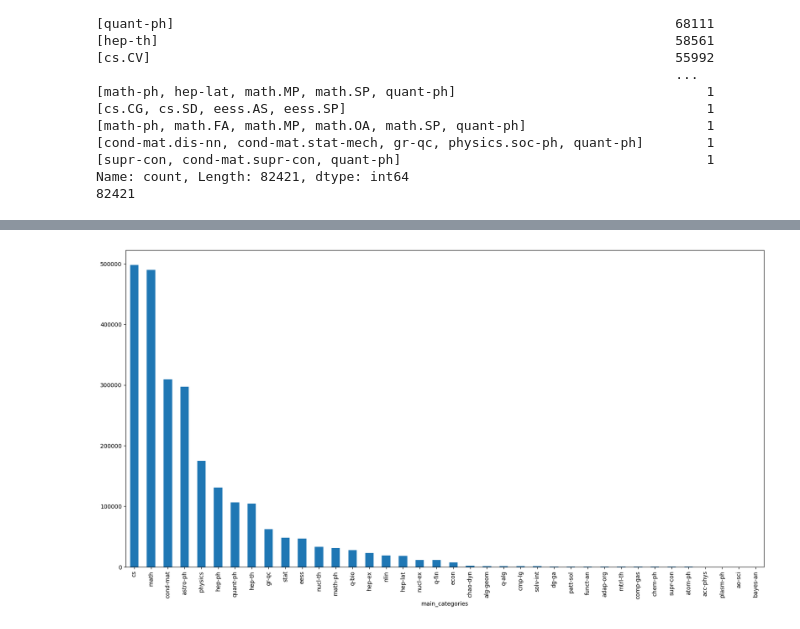
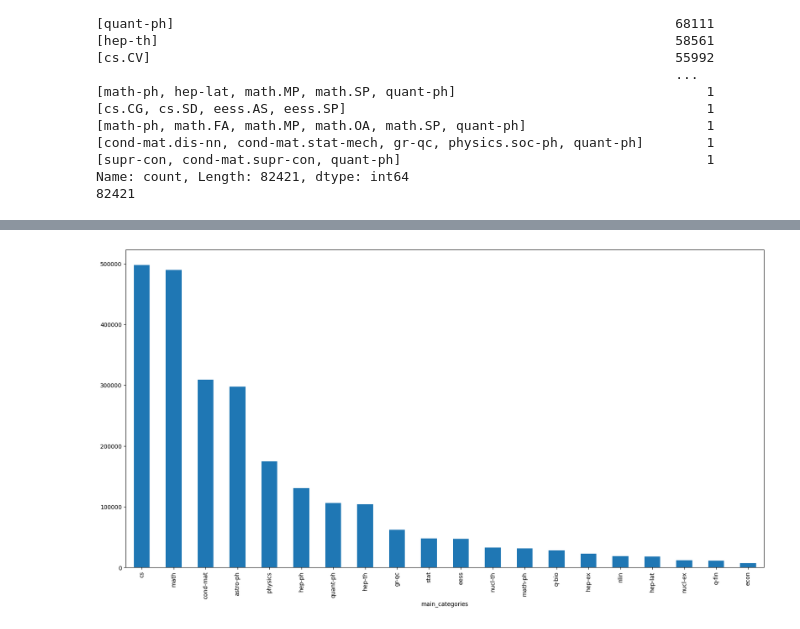
Before and after one commit to steffdlh/unsupervised-learning-case-study, a Jupyter notebook: unsupervised_learning_case_study/noteboooks/exploration.ipynb, the cells around one changed output, grey strips where cells are left out. Saved outputs shown, nothing was run; the diff lists cells and outputs as text; code cells hidden in the pictures.

```diff
--- a/unsupervised_learning_case_study/noteboooks/exploration.ipynb
+++ b/unsupervised_learning_case_study/noteboooks/exploration.ipynb
@@ -74,11 +87,11 @@ main_categories_count = df['main_categories'].value_counts()
 # %%
 import matplotlib.pyplot as plt
 
 # Plot the top 25 categories
-main_categories_count.head(50).plot(kind='bar', figsize=(20, 10))
+main_categories_count.head(20).plot(kind='bar', figsize=(20, 10))
 plt.show()
 # %% [output]
-[figure, old version]
+[figure, new version]
 # %%
 df_cs = df[df['categories'].apply(lambda x: 'cs' in x)]
 # %%
```
Also changed, not shown: parts of 5 cells of this notebook, 1 other file.
